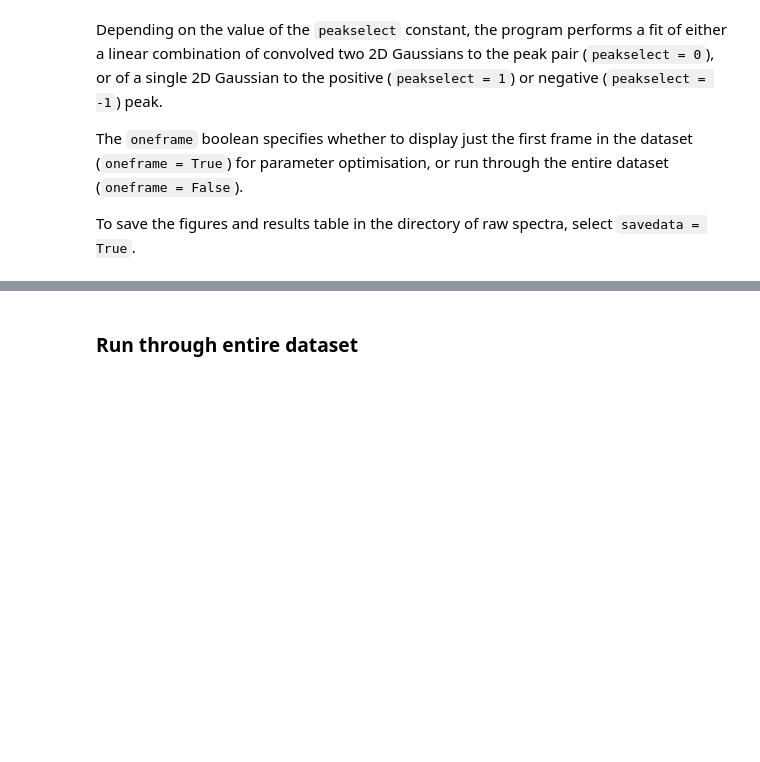
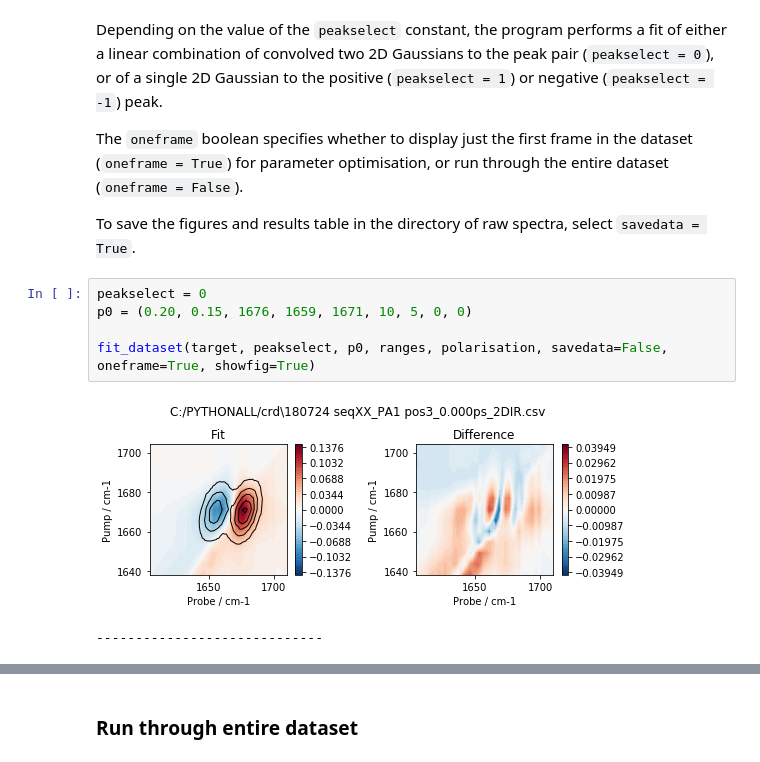
Before and after one commit to sebgorgon/2dIR-spectral-diffusion, a Jupyter notebook: specdiff-v.0.ipynb, the cells around one changed output, grey strips where cells are left out. Cells and saved outputs as stored; diff of their text form; blank space fills up the shorter version.

```diff
--- a/specdiff-v.0.ipynb
+++ b/specdiff-v.0.ipynb
@@ -325,3 +383,11 @@ Depending on the value of the `peakselect` constant, the program performs a fit
 The `oneframe` boolean specifies whether to display just the first frame in the dataset (`oneframe = True`) for parameter optimisation, or run through the entire dataset (`oneframe = False`).
 
 To save the figures and results table in the directory of raw spectra, select `savedata = True`.
+# %%
+peakselect = 0
+p0 = (0.20, 0.15, 1676, 1659, 1671, 10, 5, 0, 0)
+
+fit_dataset(target, peakselect, p0, ranges, polarisation, savedata=False, oneframe=True, showfig=True)
+# %% [output]
+[figure, added]
+-----------------------------
```
Also changed, not shown: parts of 14 cells of this notebook.
